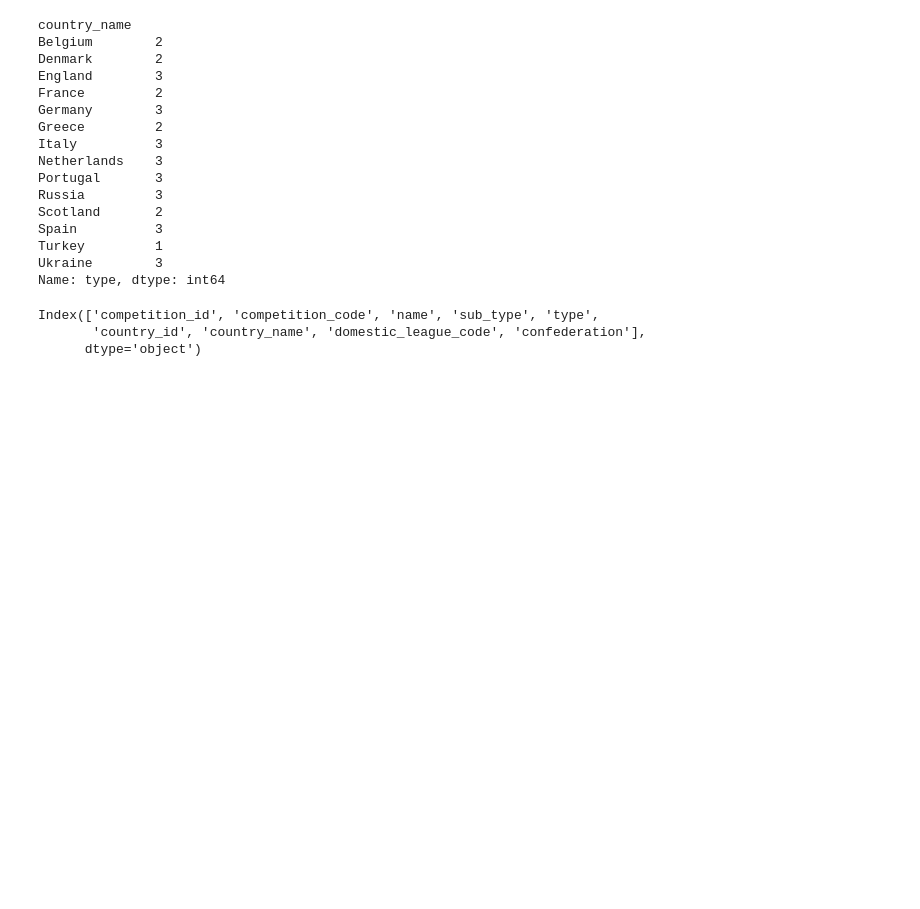
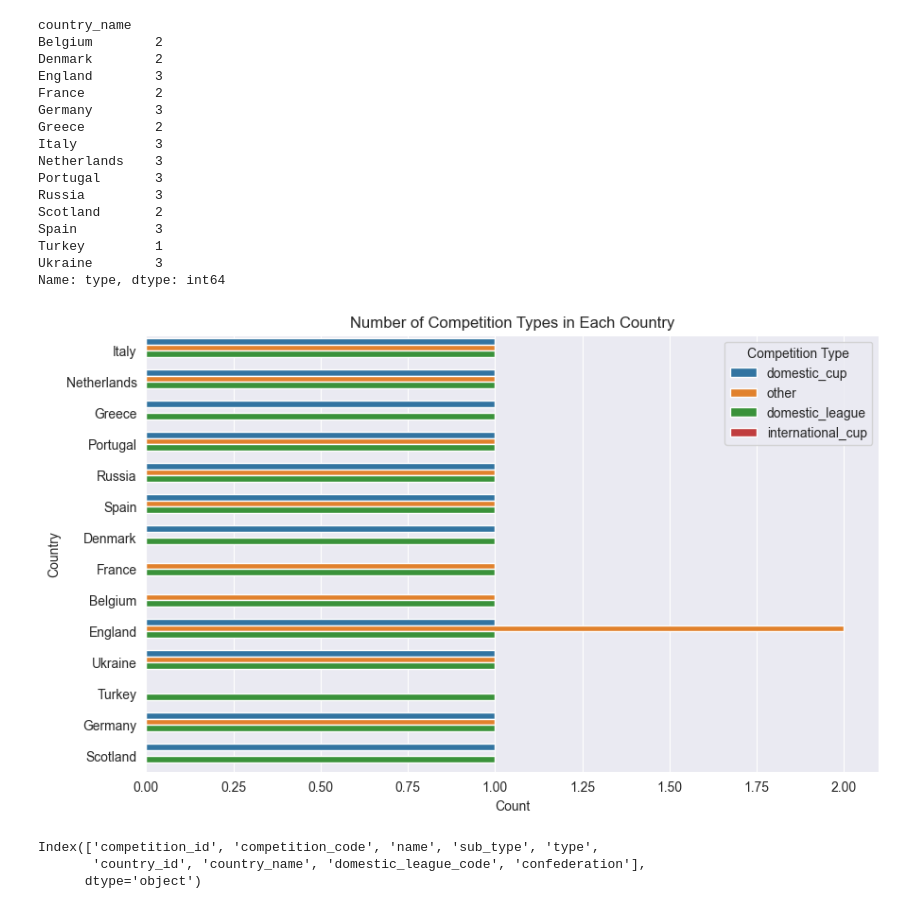
Before and after one commit to Bilguun-Batsaikhan/IUM-TWEB, a Jupyter notebook: Solution/jupyter_notebook/competitions.ipynb, the cells around one changed output. Saved outputs shown, nothing was run; the diff lists cells and outputs as text; code cells hidden in the pictures; blank space fills up the shorter version.

```diff
--- a/Solution/jupyter_notebook/competitions.ipynb
+++ b/Solution/jupyter_notebook/competitions.ipynb
@@ -280,6 +307,16 @@ Spain          3
 Turkey         1
 Ukraine        3
 Name: type, dtype: int64
+# %%
+plt.figure(figsize=(10, 6))
+sns.countplot(y='country_name', hue='type', data=df, palette='tab10')
+plt.title('Number of Competition Types in Each Country')
+plt.xlabel('Count')
+plt.ylabel('Country')
+plt.legend(title='Competition Type')
+plt.show()
+# %% [output]
+[figure, added]
 # %%
 df.columns
 # %% [output]
```
Also changed, not shown: parts of 8 cells of this notebook.
